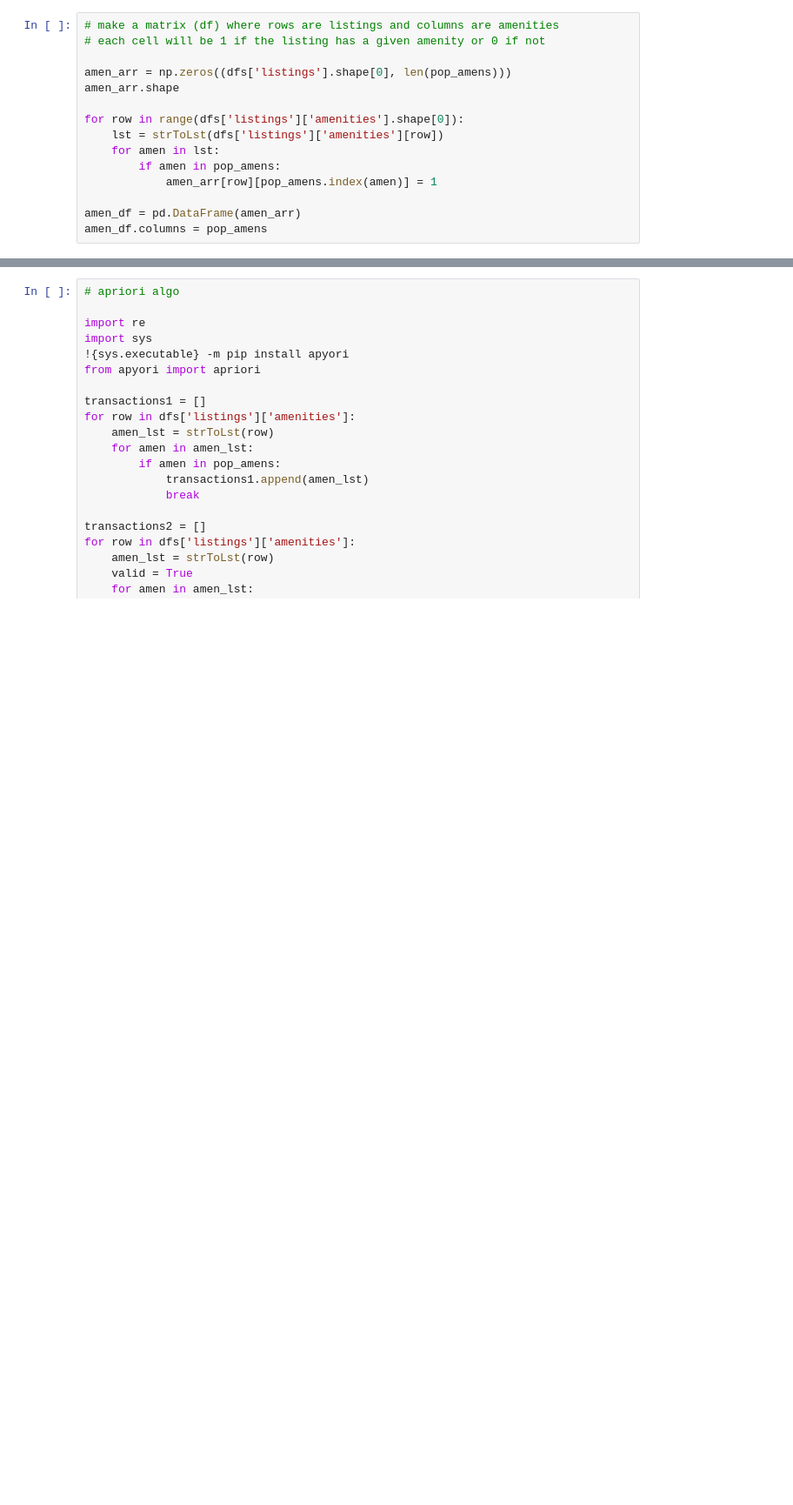
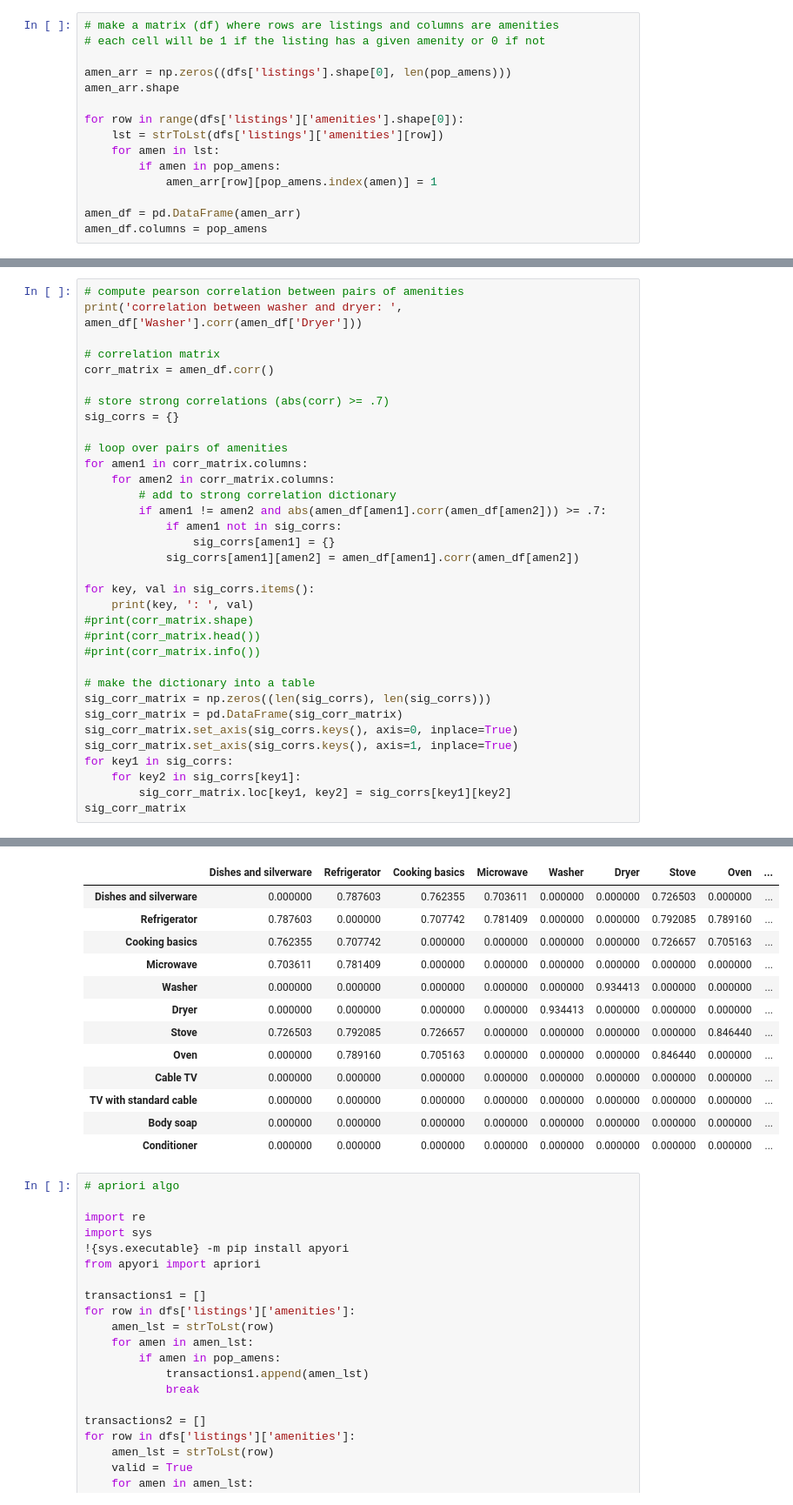
Before and after one commit to alecardozo10/cs396_project, a Jupyter notebook: prop.ipynb, the cells around one changed output, grey strips where cells are left out. Shown at 87% size. Saved outputs shown, nothing was run; the diff lists cells and outputs as text; blank space fills up the shorter version.

Commit message:
corr matrix

```diff
--- a/prop.ipynb
+++ b/prop.ipynb
@@ -328,0 +291,35 @@ Conditioner :  {'Body soap': 0.7223415189725598}
+# %%
+# compute pearson correlation between pairs of amenities
+print('correlation between washer and dryer: ', amen_df['Washer'].corr(amen_df['Dryer']))
+
+# correlation matrix
+corr_matrix = amen_df.corr()
+
+# store strong correlations (abs(corr) >= .7)
+sig_corrs = {}
+
+# loop over pairs of amenities
+for amen1 in corr_matrix.columns:
+    for amen2 in corr_matrix.columns:
+        # add to strong correlation dictionary
+        if amen1 != amen2 and abs(amen_df[amen1].corr(amen_df[amen2])) >= .7:
+            if amen1 not in sig_corrs:
+                sig_corrs[amen1] = {}
+            sig_corrs[amen1][amen2] = amen_df[amen1].corr(amen_df[amen2])
+
+for key, val in sig_corrs.items():
+    print(key, ': ', val)
+#print(corr_matrix.shape)
+#print(corr_matrix.head())
+#print(corr_matrix.info())
+
+# make the dictionary into a table
+sig_corr_matrix = np.zeros((len(sig_corrs), len(sig_corrs)))
+sig_corr_matrix = pd.DataFrame(sig_corr_matrix)
+sig_corr_matrix.set_axis(sig_corrs.keys(), axis=0, inplace=True)
+sig_corr_matrix.set_axis(sig_corrs.keys(), axis=1, inplace=True)
+for key1 in sig_corrs:
+    for key2 in sig_corrs[key1]:
+        sig_corr_matrix.loc[key1, key2] = sig_corrs[key1][key2]
+sig_corr_matrix
+# %% [output]
@@ -329,3 +339,16 @@ Conditioner :  {'Body soap': 0.7223415189725598}
+|  | Dishes and silverware | Refrigerator | Cooking basics | Microwave | Washer | Dryer | Stove | Oven | ... |
+| Dishes and silverware | 0.000000 | 0.787603 | 0.762355 | 0.703611 | 0.000000 | 0.000000 | 0.726503 | 0.000000 | ... |
+| Refrigerator | 0.787603 | 0.000000 | 0.707742 | 0.781409 | 0.000000 | 0.000000 | 0.792085 | 0.789160 | ... |
+| Cooking basics | 0.762355 | 0.707742 | 0.000000 | 0.000000 | 0.000000 | 0.000000 | 0.726657 | 0.705163 | ... |
+| Microwave | 0.703611 | 0.781409 | 0.000000 | 0.000000 | 0.000000 | 0.000000 | 0.000000 | 0.000000 | ... |
+| Washer | 0.000000 | 0.000000 | 0.000000 | 0.000000 | 0.000000 | 0.934413 | 0.000000 | 0.000000 | ... |
+| Dryer | 0.000000 | 0.000000 | 0.000000 | 0.000000 | 0.934413 | 0.000000 | 0.000000 | 0.000000 | ... |
+| Stove | 0.726503 | 0.792085 | 0.726657 | 0.000000 | 0.000000 | 0.000000 | 0.000000 | 0.846440 | ... |
+| Oven | 0.000000 | 0.789160 | 0.705163 | 0.000000 | 0.000000 | 0.000000 | 0.846440 | 0.000000 | ... |
+| Cable TV | 0.000000 | 0.000000 | 0.000000 | 0.000000 | 0.000000 | 0.000000 | 0.000000 | 0.000000 | ... |
+| TV with standard cable | 0.000000 | 0.000000 | 0.000000 | 0.000000 | 0.000000 | 0.000000 | 0.000000 | 0.000000 | ... |
+| Body soap | 0.000000 | 0.000000 | 0.000000 | 0.000000 | 0.000000 | 0.000000 | 0.000000 | 0.000000 | ... |
+| Conditioner | 0.000000 | 0.000000 | 0.000000 | 0.000000 | 0.000000 | 0.000000 | 0.000000 | 0.000000 | ... |
 # %%
 # apriori algo
 
```
Also changed, not shown: parts of 2 cells of this notebook.
